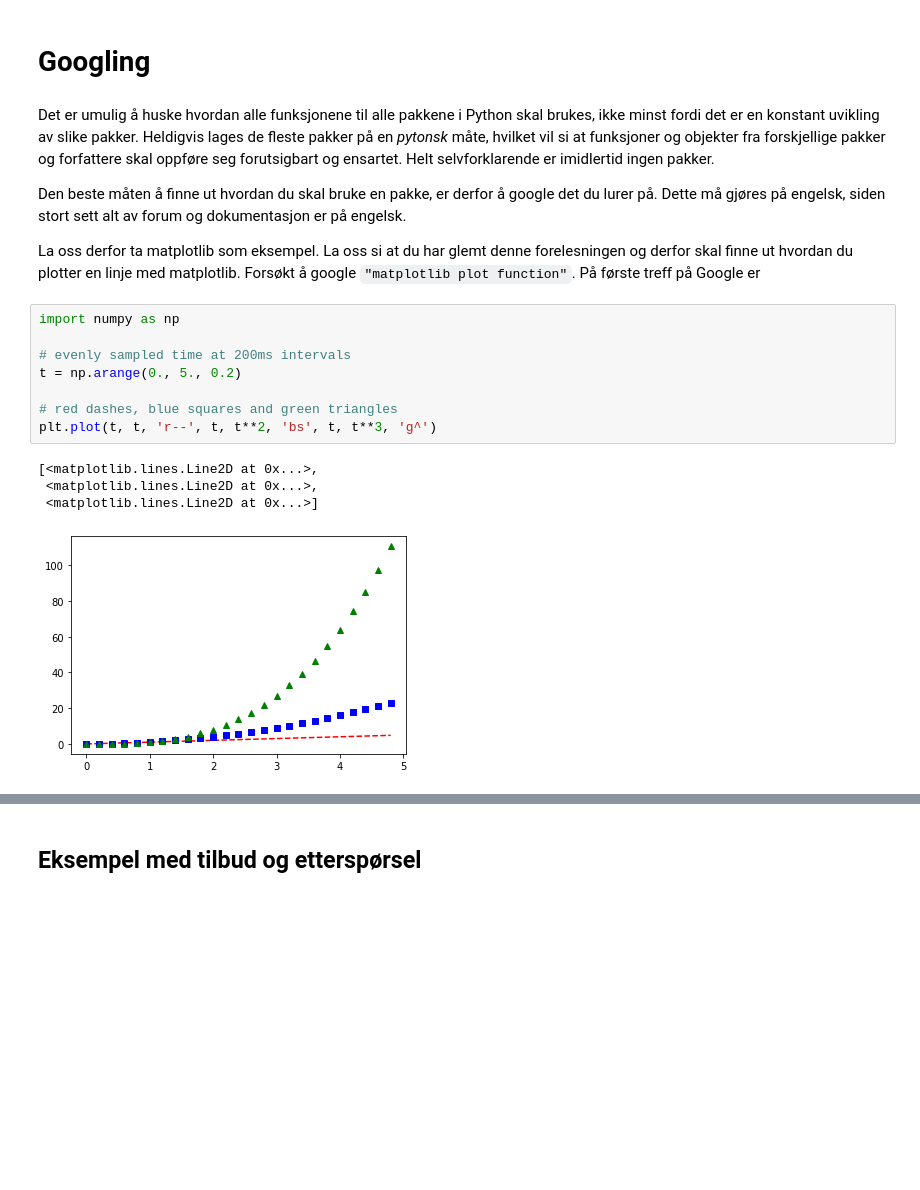
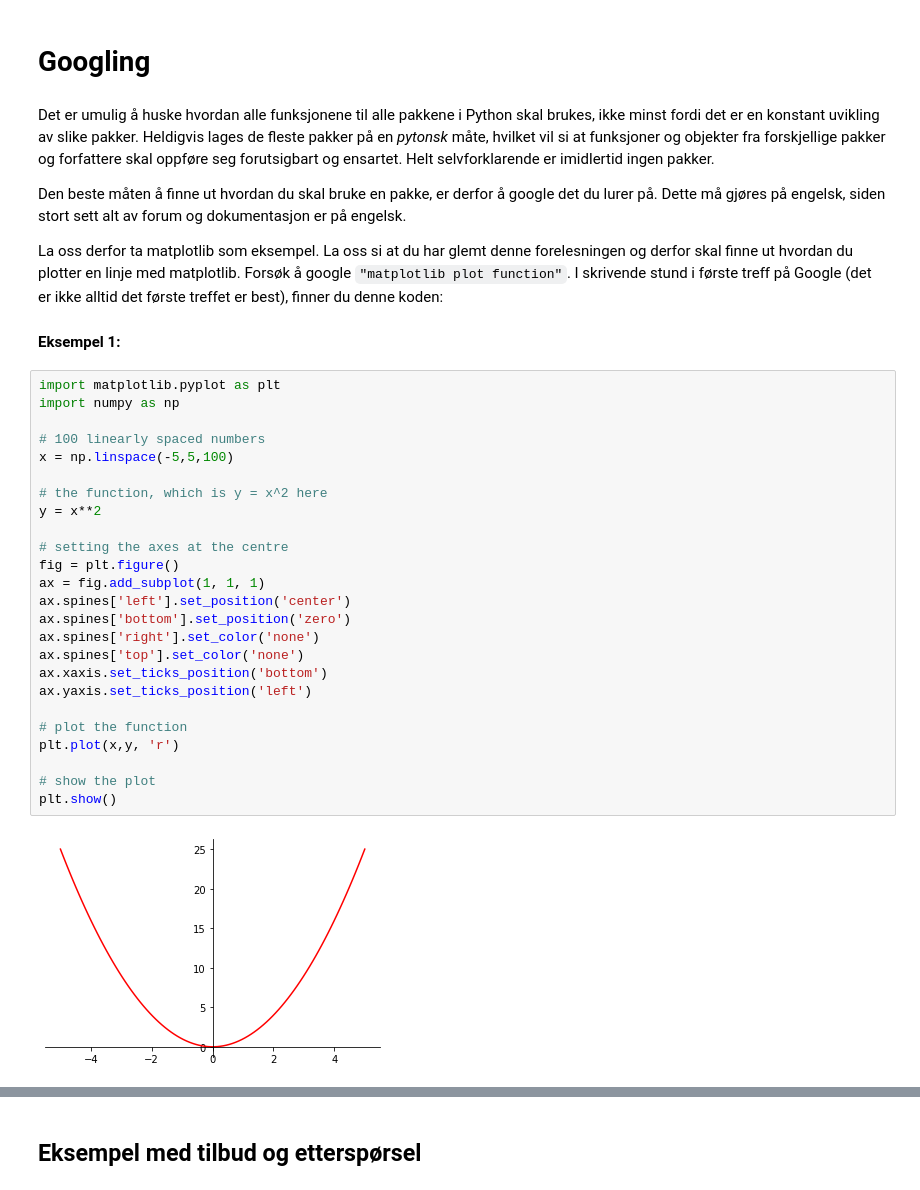
Before and after one commit to uit-sok-1003-h21/notebooks, a Jupyter notebook: 3 - matplotlib.ipynb, the cells around one changed output, grey strips where cells are left out. Saved outputs shown, nothing was run; the diff lists cells and outputs as text; blank space fills up the shorter version.

```diff
--- a/3 - matplotlib.ipynb
+++ b/3 - matplotlib.ipynb
@@ -96,17 +113,34 @@ Det er umulig å huske hvordan alle funksjonene til alle pakkene i Python skal b
 
 Den beste måten å finne ut hvordan du skal bruke en pakke, er derfor å google det du lurer på. Dette må gjøres på engelsk, siden stort sett alt av forum og dokumentasjon er på engelsk.
 
-La oss derfor ta matplotlib som eksempel. La oss si at du har glemt denne forelesningen og derfor skal finne ut hvordan du plotter en linje med matplotlib. Forsøkt å google `"matplotlib plot function"`. På første treff på Google er
+La oss derfor ta matplotlib som eksempel. La oss si at du har glemt denne forelesningen og derfor skal finne ut hvordan du plotter en linje med matplotlib. Forsøk å google `"matplotlib plot function"`. I skrivende stund i første treff på Google (det er ikke alltid det første treffet er best), finner du denne koden:
+
+
+#### Eksempel 1:
-# %%
-import numpy as np
-
-# evenly sampled time at 200ms intervals
-t = np.arange(0., 5., 0.2)
-
-# red dashes, blue squares and green triangles
-plt.plot(t, t, 'r--', t, t**2, 'bs', t, t**3, 'g^')
-# %% [output]
-[<matplotlib.lines.Line2D at 0x...>,
- <matplotlib.lines.Line2D at 0x...>,
- <matplotlib.lines.Line2D at 0x...>]
-[figure, removed]
+# %%
+import matplotlib.pyplot as plt
+import numpy as np
+
+# 100 linearly spaced numbers
+x = np.linspace(-5,5,100)
+
+# the function, which is y = x^2 here
+y = x**2
+
+# setting the axes at the centre
+fig = plt.figure()
+ax = fig.add_subplot(1, 1, 1)
+ax.spines['left'].set_position('center')
+ax.spines['bottom'].set_position('zero')
+ax.spines['right'].set_color('none')
+ax.spines['top'].set_color('none')
+ax.xaxis.set_ticks_position('bottom')
+ax.yaxis.set_ticks_position('left')
+
+# plot the function
+plt.plot(x,y, 'r')
+
+# show the plot
+plt.show()
+# %% [output]
+[figure, added]
```
Also changed, not shown: parts of 16 cells of this notebook, 1 other file.
